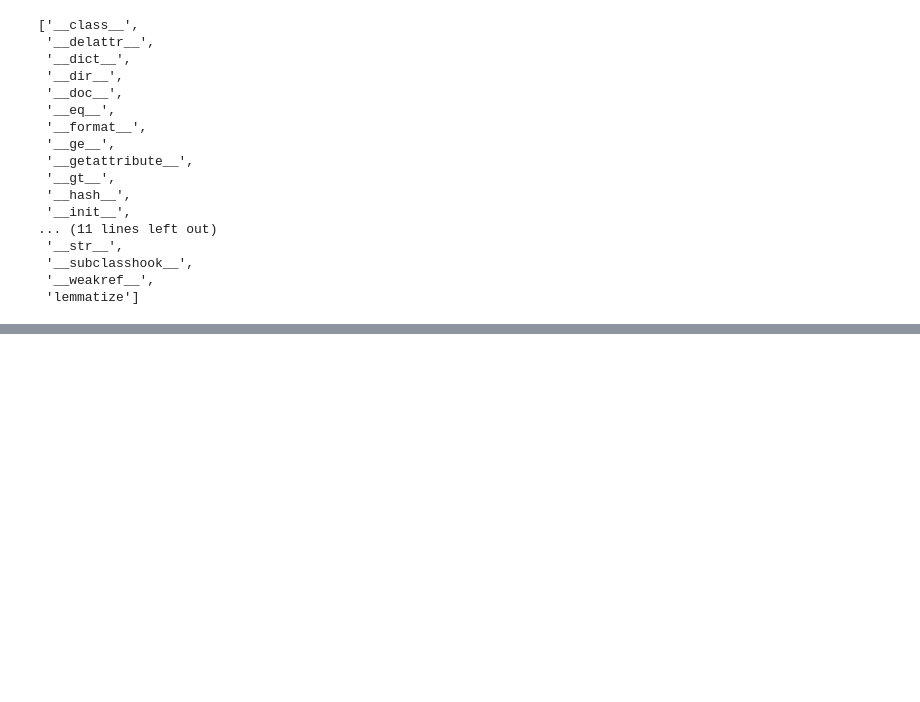
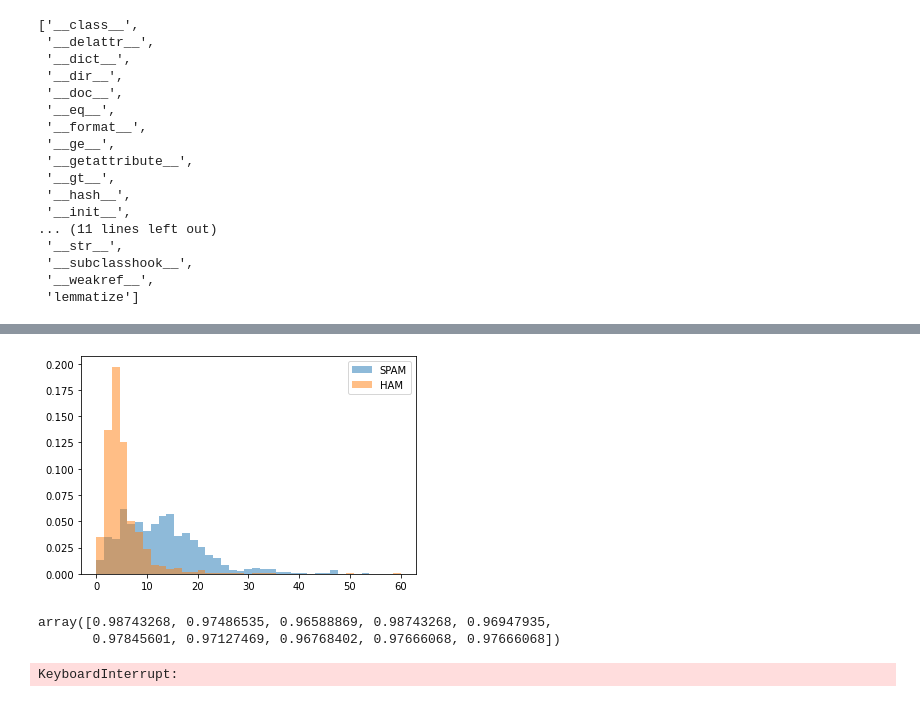
Before and after one commit to dhruvcoder96/NLP-Practice, a Jupyter notebook: Untitled.ipynb, the cells around one changed output, grey strips where cells are left out. Cells and saved outputs as stored; diff of their text form; code cells hidden in the pictures; blank space fills up the shorter version.

```diff
--- a/Untitled.ipynb
+++ b/Untitled.ipynb
@@ -283,0 +340,7 @@ class CountVectorizer(_VectorizerMixin, sklearn.base.BaseEstimator)
+# %%
+pyplot.hist(df[df['label']=='spam']['upper_no'], bins=np.linspace(0,60,40),density="True",label='SPAM',alpha=0.5)
+pyplot.hist(df[df['label']=='ham']['upper_no'], bins=np.linspace(0,60,40),density="True",label='HAM',alpha=0.5)
+pyplot.legend()
+pyplot.show()
+# %% [output]
+[figure, added]
@@ -283,0 +350,18 @@ class CountVectorizer(_VectorizerMixin, sklearn.base.BaseEstimator)
+# %%
+rf=RandomForestClassifier(n_jobs=-1)
+#dir(rf)
+k_fold=KFold(n_splits=10)
+cross_val_score(rf,df_final,df['label'],cv=k_fold,scoring='accuracy',n_jobs=-1)
+# %% [output]
+array([0.98743268, 0.97486535, 0.96588869, 0.98743268, 0.96947935,
+       0.97845601, 0.97127469, 0.96768402, 0.97666068, 0.97666068])
+# %%
+from sklearn.model_selection import train_test_split
+
+Xtrain,Xtest,Ytrain,Ytest=train_test_split(df_final,df['label'],test_size=0.5)
+
+rf=RandomForestClassifier(n_estimators=1000000,max_depth=1000000,n_jobs=-1)
+
+rf_model=rf.fit(Xtrain,Ytrain)
+# %% [output]
+KeyboardInterrupt:
```
Also changed, not shown: parts of 16 cells of this notebook, 2 other files.
